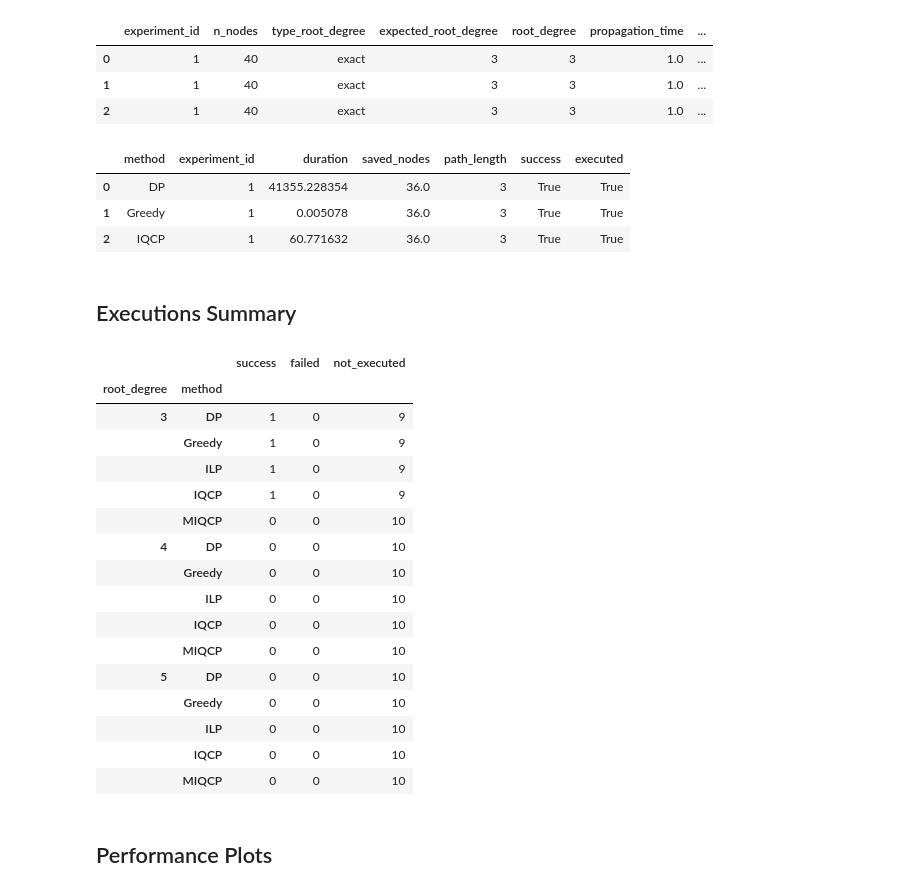
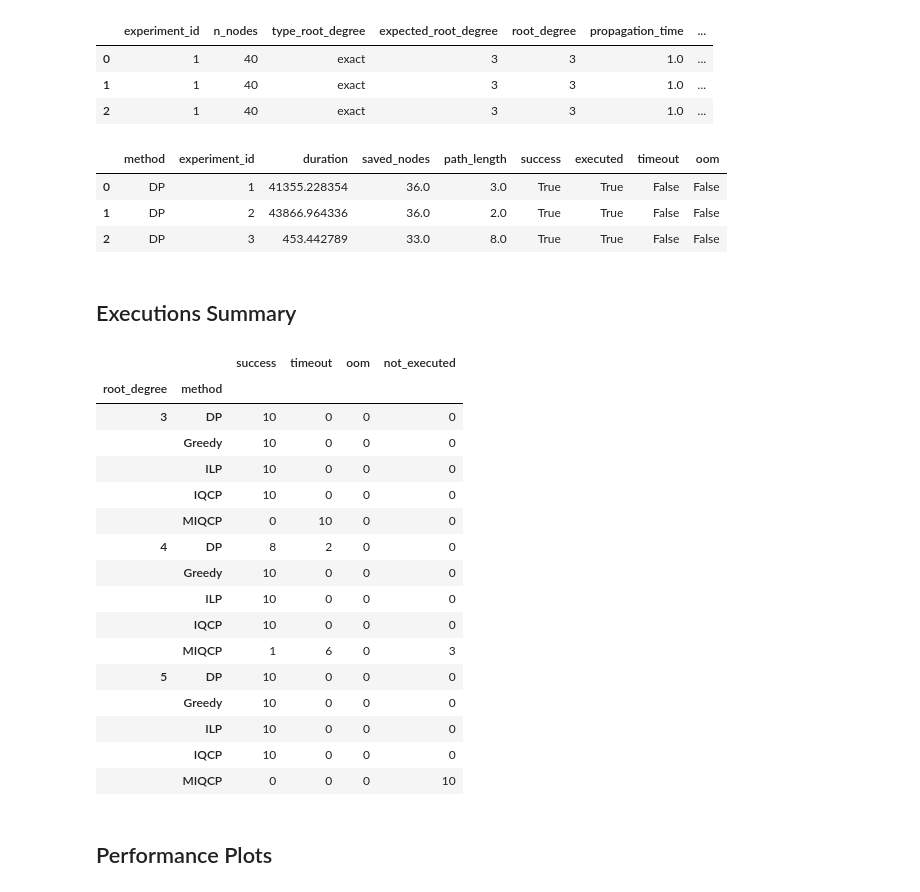
Before and after one commit to cobu93/moving-firefighter-problem, a Jupyter notebook: results.ipynb, the cells around one changed output. Cells and saved outputs as stored; diff of their text form; code cells hidden in the pictures.

```diff
--- a/results.ipynb
+++ b/results.ipynb
@@ -433,6 +433,10 @@ data = []
 
 for m in roots_results:
     for e in roots_results[m]:
+
+        has_error = "error" in e["message"].lower()
+        has_timeout_error = "timeout" in e["message"].lower()
+
         data.append({
             "method": METHODS_MAP.get(m, m),
             "experiment_id": e["experiment"],
@@ -440,44 +444,46 @@ for m in roots_results:
             "saved_nodes": e["optimal"],
             "path_length": len(e["solution"]) if e["solution"] else None, # Includes initial position
             "success": True if e["optimal"] is not None else False,
-            "executed": True
+            "executed": True,
+            "timeout": has_timeout_error,
+            "oom": has_error and not has_timeout_error
         })
 
 roots_results_df = pd.DataFrame(data)
 roots_results_df.head(3)
 # %% [output]
-|  | method | experiment_id | duration | saved_nodes | path_length | success | executed |
-| 0 | DP | 1 | 41355.228354 | 36.0 | 3 | True | True |
-| 1 | Greedy | 1 | 0.005078 | 36.0 | 3 | True | True |
-| 2 | IQCP | 1 | 60.771632 | 36.0 | 3 | True | True |
+|  | method | experiment_id | duration | saved_nodes | path_length | success | executed | timeout | oom |
+| 0 | DP | 1 | 41355.228354 | 36.0 | 3.0 | True | True | False | False |
+| 1 | DP | 2 | 43866.964336 | 36.0 | 2.0 | True | True | False | False |
+| 2 | DP | 3 | 453.442789 | 33.0 | 8.0 | True | True | False | False |
 # %%
 roots_info_df = roots_results_df.merge(roots_experiments_df, on=["experiment_id", "method"], how="right")
 roots_info_df["executed"] = roots_info_df["executed"].fillna(False)
 roots_info_df["not_executed"] = ~roots_info_df["executed"]
 roots_info_df["success"] = roots_info_df["success"].fillna(False)
-roots_info_df["failed"] = roots_info_df["executed"] & ~roots_info_df["success"]
+#roots_info_df["failed"] = roots_info_df["executed"] & ~roots_info_df["success"]
 # %% [markdown]
 ## Executions Summary
 # %%
-roots_info_df.groupby(["root_degree", "method"])[["success", "failed", "not_executed"]].sum()
+roots_info_df.groupby(["root_degree", "method"])[["success", "timeout", "oom", "not_executed"]].sum()
 # %% [output]
-|  |  | success | failed | not_executed |
-| root_degree | method |  |  |  |
-| 3 | DP | 1 | 0 | 9 |
-|  | Greedy | 1 | 0 | 9 |
-|  | ILP | 1 | 0 | 9 |
-|  | IQCP | 1 | 0 | 9 |
-|  | MIQCP | 0 | 0 | 10 |
-| 4 | DP | 0 | 0 | 10 |
-|  | Greedy | 0 | 0 | 10 |
-|  | ILP | 0 | 0 | 10 |
-|  | IQCP | 0 | 0 | 10 |
-|  | MIQCP | 0 | 0 | 10 |
-| 5 | DP | 0 | 0 | 10 |
-|  | Greedy | 0 | 0 | 10 |
-|  | ILP | 0 | 0 | 10 |
-|  | IQCP | 0 | 0 | 10 |
-|  | MIQCP | 0 | 0 | 10 |
+|  |  | success | timeout | oom | not_executed |
+| root_degree | method |  |  |  |  |
+| 3 | DP | 10 | 0 | 0 | 0 |
+|  | Greedy | 10 | 0 | 0 | 0 |
+|  | ILP | 10 | 0 | 0 | 0 |
+|  | IQCP | 10 | 0 | 0 | 0 |
+|  | MIQCP | 0 | 10 | 0 | 0 |
+| 4 | DP | 8 | 2 | 0 | 0 |
+|  | Greedy | 10 | 0 | 0 | 0 |
+|  | ILP | 10 | 0 | 0 | 0 |
+|  | IQCP | 10 | 0 | 0 | 0 |
+|  | MIQCP | 1 | 6 | 0 | 3 |
+| 5 | DP | 10 | 0 | 0 | 0 |
+|  | Greedy | 10 | 0 | 0 | 0 |
+|  | ILP | 10 | 0 | 0 | 0 |
+|  | IQCP | 10 | 0 | 0 | 0 |
+|  | MIQCP | 0 | 0 | 0 | 10 |
 # %% [markdown]
 ## Performance Plots
 # %% [markdown]
```
Also changed, not shown: parts of 8 cells of this notebook.
